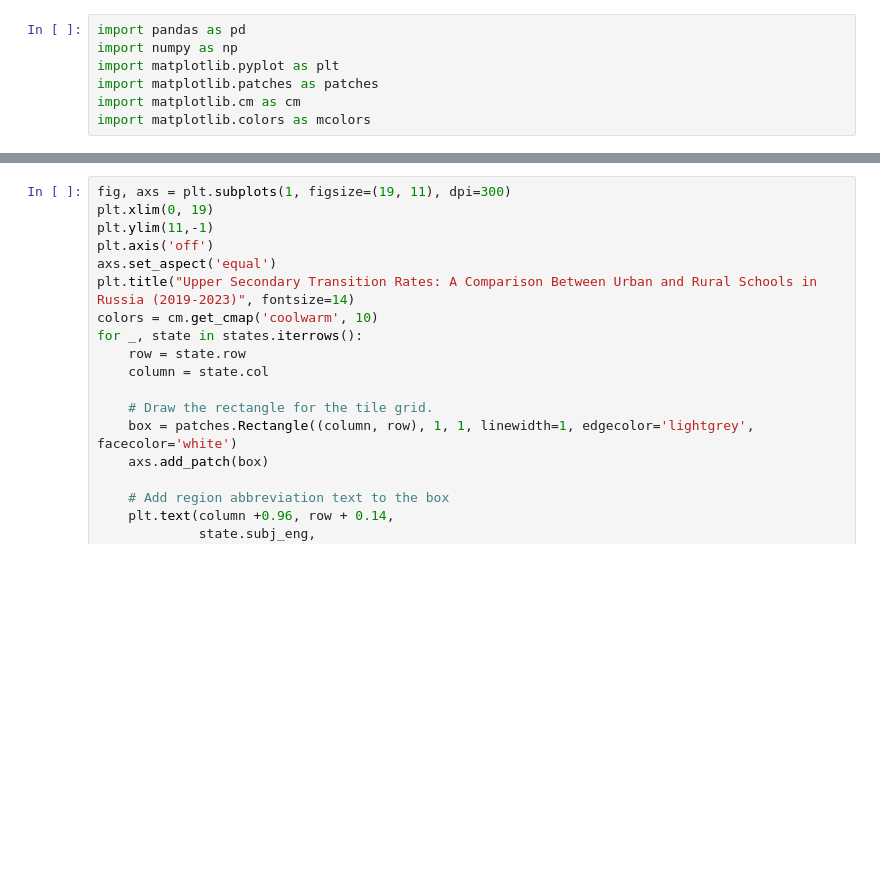
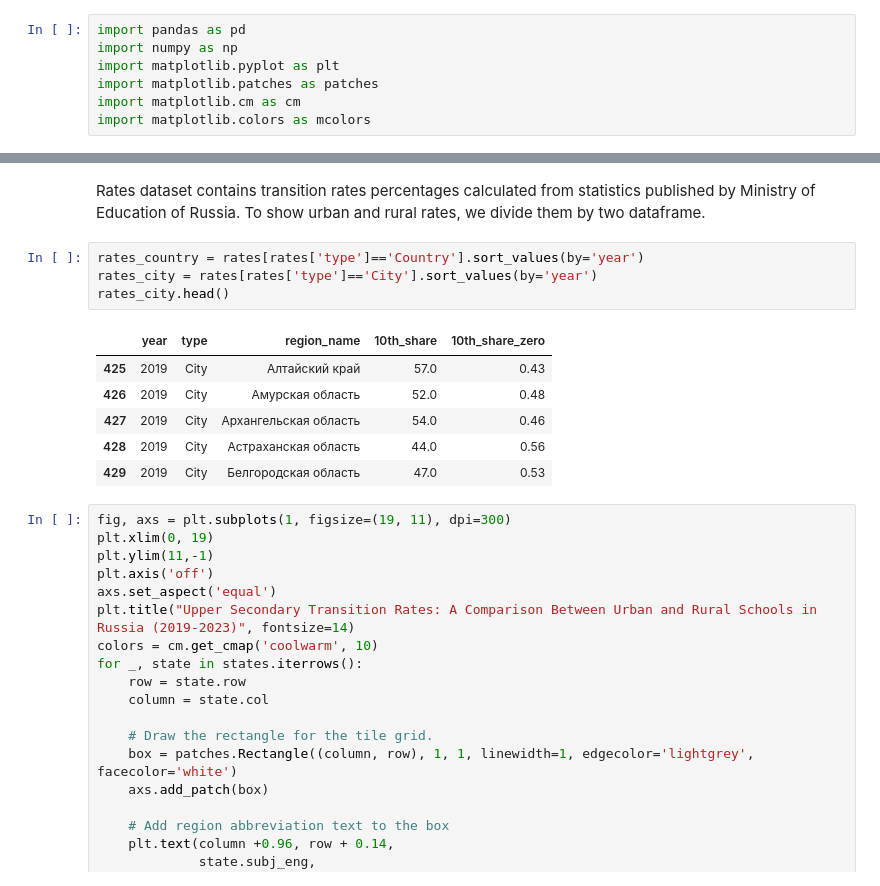
Before and after one commit to YuliyaTorgasheva/grid-map-line-multiseries-russia, a Jupyter notebook: tile_grid_map_russia.ipynb, the cells around one changed output, grey strips where cells are left out. Saved outputs shown, nothing was run; the diff lists cells and outputs as text; blank space fills up the shorter version.

```diff
--- a/tile_grid_map_russia.ipynb
+++ b/tile_grid_map_russia.ipynb
@@ -14,3 +23,16 @@ rates_city = rates[rates['type']=='City'].sort_values(by='year')
+# %% [markdown]
+<p>Rates dataset contains transition rates percentages calculated from statistics published by Ministry of Education of Russia. To show urban and rural rates, we divide them by two dataframe.
+# %%
+rates_country = rates[rates['type']=='Country'].sort_values(by='year')
+rates_city = rates[rates['type']=='City'].sort_values(by='year')
+rates_city.head()
+# %% [output]
+|  | year | type | region_name | 10th_share | 10th_share_zero |
+| 425 | 2019 | City | Алтайский край | 57.0 | 0.43 |
+| 426 | 2019 | City | Амурская область | 52.0 | 0.48 |
+| 427 | 2019 | City | Архангельская область | 54.0 | 0.46 |
+| 428 | 2019 | City | Астраханская область | 44.0 | 0.56 |
+| 429 | 2019 | City | Белгородская область | 47.0 | 0.53 |
 # %%
 fig, axs = plt.subplots(1, figsize=(19, 11), dpi=300)
 plt.xlim(0, 19)
```
Also changed, not shown: parts of 3 cells of this notebook, 1 other file.
